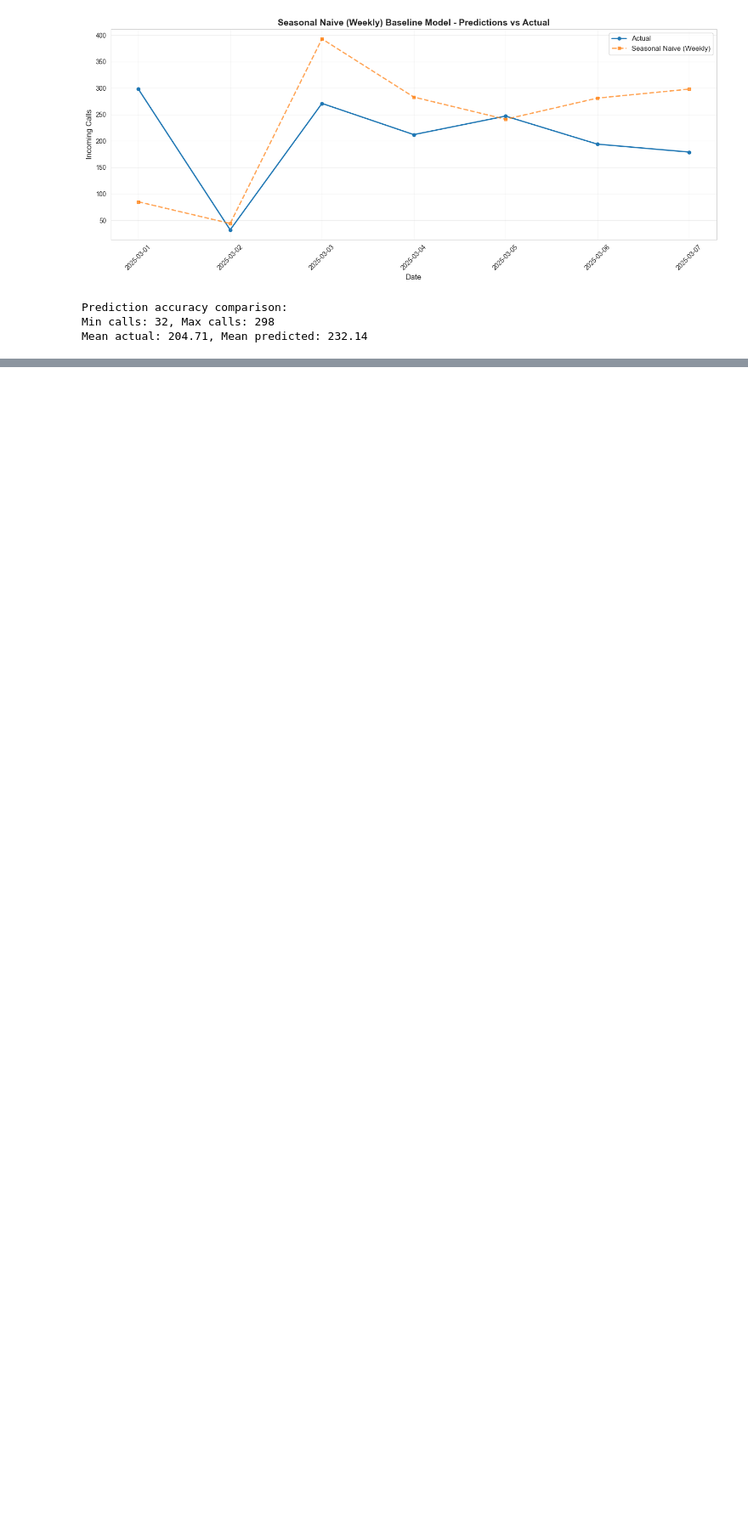
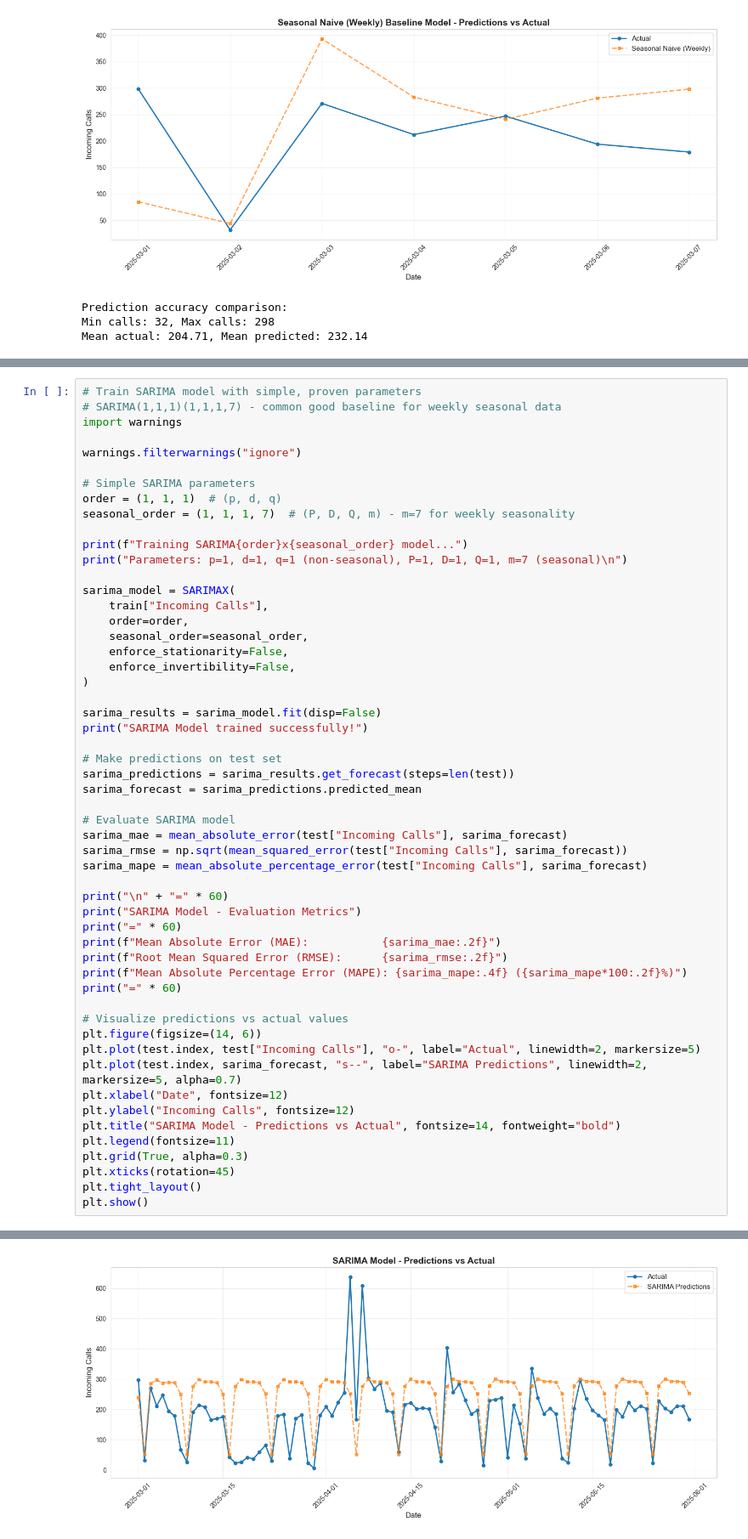
Before and after one commit to UCSD-Intuit-Data-Science-Initiative/UCSD-Intuit-DS-Capstone-project-Jackie, a Jupyter notebook: notebooks/02-model.ipynb, the cells around one changed output, grey strips where cells are left out. Shown at 85% size. Saved outputs shown, nothing was run; the diff lists cells and outputs as text; blank space fills up the shorter version.

Commit message:
feat(model): added validation sarima and prophet model

```diff
--- a/notebooks/02-model.ipynb
+++ b/notebooks/02-model.ipynb
@@ -149,0 +162,55 @@ Mean actual: 204.71, Mean predicted: 232.14
+# %%
+# Train SARIMA model with simple, proven parameters
+# SARIMA(1,1,1)(1,1,1,7) - common good baseline for weekly seasonal data
+import warnings
+
+warnings.filterwarnings("ignore")
+
+# Simple SARIMA parameters
+order = (1, 1, 1)  # (p, d, q)
+seasonal_order = (1, 1, 1, 7)  # (P, D, Q, m) - m=7 for weekly seasonality
+
+print(f"Training SARIMA{order}x{seasonal_order} model...")
+print("Parameters: p=1, d=1, q=1 (non-seasonal), P=1, D=1, Q=1, m=7 (seasonal)\n")
+
+sarima_model = SARIMAX(
+    train["Incoming Calls"],
+    order=order,
+    seasonal_order=seasonal_order,
+    enforce_stationarity=False,
+    enforce_invertibility=False,
+)
+
+sarima_results = sarima_model.fit(disp=False)
+print("SARIMA Model trained successfully!")
+
+# Make predictions on test set
+sarima_predictions = sarima_results.get_forecast(steps=len(test))
+sarima_forecast = sarima_predictions.predicted_mean
+
+# Evaluate SARIMA model
+sarima_mae = mean_absolute_error(test["Incoming Calls"], sarima_forecast)
+sarima_rmse = np.sqrt(mean_squared_error(test["Incoming Calls"], sarima_forecast))
+sarima_mape = mean_absolute_percentage_error(test["Incoming Calls"], sarima_forecast)
+
+print("\n" + "=" * 60)
+print("SARIMA Model - Evaluation Metrics")
+print("=" * 60)
+print(f"Mean Absolute Error (MAE):           {sarima_mae:.2f}")
+print(f"Root Mean Squared Error (RMSE):      {sarima_rmse:.2f}")
+print(f"Mean Absolute Percentage Error (MAPE): {sarima_mape:.4f} ({sarima_mape*100:.2f}%)")
+print("=" * 60)
+
+# Visualize predictions vs actual values
+plt.figure(figsize=(14, 6))
+plt.plot(test.index, test["Incoming Calls"], "o-", label="Actual", linewidth=2, markersize=5)
+plt.plot(test.index, sarima_forecast, "s--", label="SARIMA Predictions", linewidth=2, markersize=5, alpha=0.7)
+plt.xlabel("Date", fontsize=12)
+plt.ylabel("Incoming Calls", fontsize=12)
+plt.title("SARIMA Model - Predictions vs Actual", fontsize=14, fontweight="bold")
+plt.legend(fontsize=11)
+plt.grid(True, alpha=0.3)
+plt.xticks(rotation=45)
+plt.tight_layout()
+plt.show()
+# %% [output]
@@ -149,0 +229 @@ Mean actual: 204.71, Mean predicted: 232.14
+[figure, added]
```
Also changed, not shown: parts of 12 cells of this notebook.
